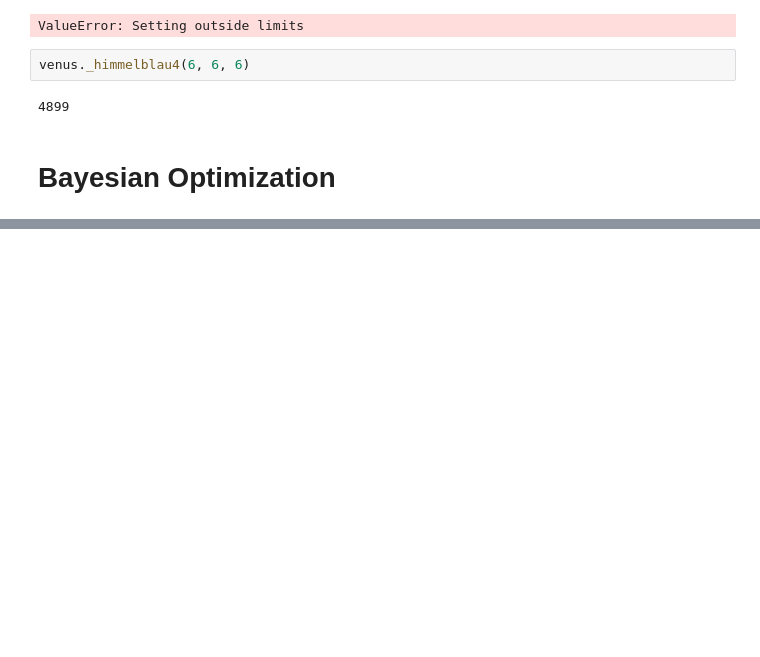
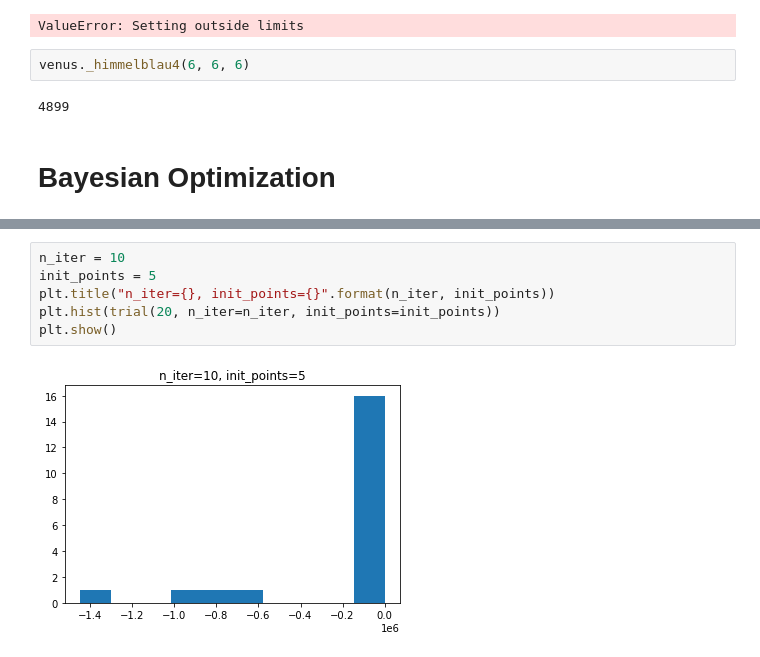
Before and after one commit to yubinhu/ParameterOptimization, a Jupyter notebook: venus-simulation.ipynb, the cells around one changed output, grey strips where cells are left out. Cells and saved outputs as stored; diff of their text form; blank space fills up the shorter version.

```diff
--- a/venus-simulation.ipynb
+++ b/venus-simulation.ipynb
@@ -124,0 +144,8 @@ Best result: {'A': 185.0, 'B': 155.0, 'C': 145.0}; f(x) = 2240290900.0.
+# %%
+n_iter = 10
+init_points = 5
+plt.title("n_iter={}, init_points={}".format(n_iter, init_points))
+plt.hist(trial(20, n_iter=n_iter, init_points=init_points))
+plt.show()
+# %% [output]
+[figure, added]
```
Also changed, not shown: parts of 10 cells of this notebook.
